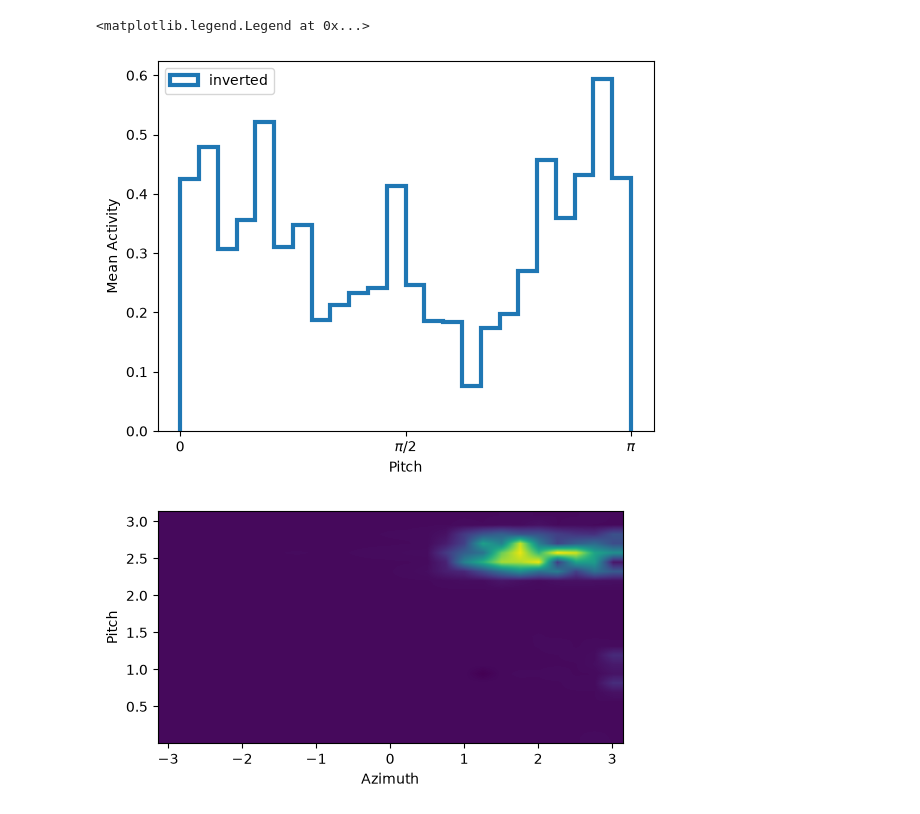
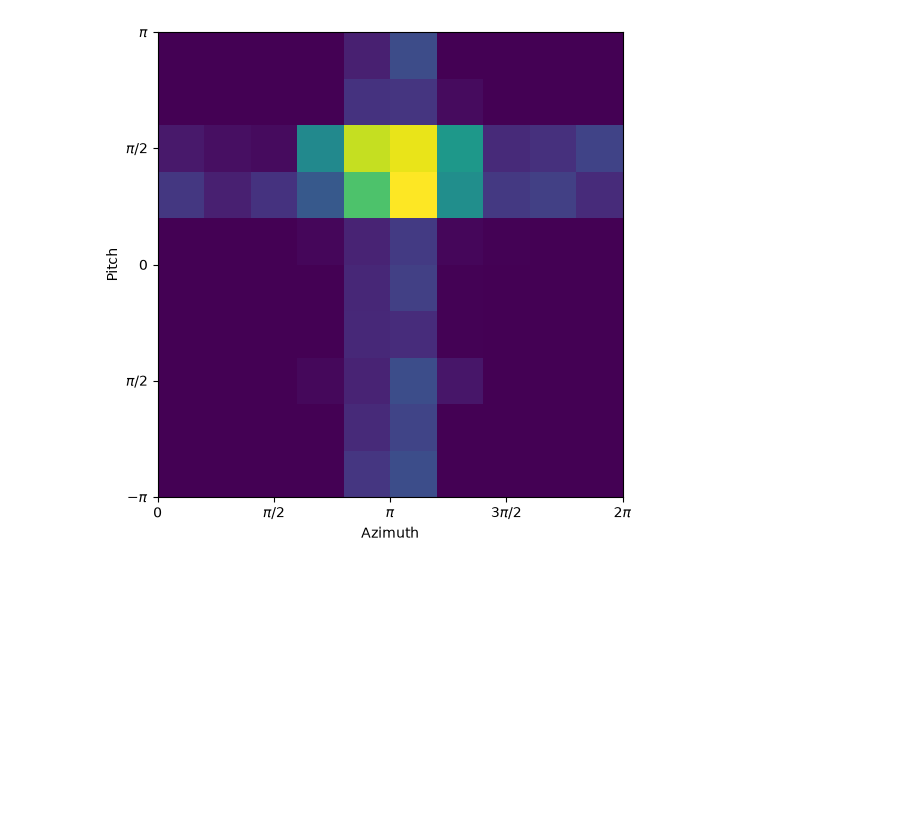
Before and after one commit to siaulich/grid-cells, a Jupyter notebook: notebooks/bat_flight_pure_cells.ipynb, the cells around one changed output. Drawn from its saved outputs; the diff is of its cells as text; code cells hidden in the pictures; blank space fills up the shorter version.

Commit message:
add updated bat head direction model

```diff
--- a/notebooks/bat_flight_pure_cells.ipynb
+++ b/notebooks/bat_flight_pure_cells.ipynb
@@ -51,10 +15,12 @@ n_min_plots = 10
 T = 400
 dt = 0.5e-3
 n = 256
-net = BatHeadDirectionSystem()
+net = BatHeadDirectionSystem(input_noise=1, intrinsic_noise=0.005)
 net.warm_up()
 bat_flight = generate_bat_flight(T=T, dt=dt)
 n_steps = bat_flight["pos"].shape[0]
 
-recording = net.run_simulation(bat_flight["dir_vel"])
+recording = net.run_simulation(
+    bat_flight["dir_vel"]
+)  # , dir = bat_flight["dir_torus"])
 # %% [output]
@@ -99,52 +65,30 @@ fig.savefig(os.path.join(PLOTS_DIR, "bat_flight_inverted_pure_cell.png"))
-# %%
-from grid_cells.plot_tools import activity_map
-
-cell_index = 4
-inverted = bat_flight["inverted"]
-pitch = bat_flight["dir_sphere"][:, 1]
-bins = np.linspace(0, np.pi, 25)
-
-cell_recording = recording["pitch_cells"][:, cell_index]
-fig, ax = plt.subplots()  # subplot_kw={'projection': 'polar'}, layout='constrained')
-plt.hist(
-    pitch,
-    weights=cell_recording,
-    bins=bins,
-    label="inverted",
-    density=True,
-    histtype="step",
-    linewidth=3,
-)
-ax.set_xlabel("Pitch")
-ax.set_ylabel("Mean Activity")
-
-ax.set_xticks(np.arange(0, 1.5, 0.5) * np.pi)
-ax.set_xticklabels([r"0", r"$\pi/2$", r"$\pi$"])
-ax.legend(loc="best")
-# %% [output]
-<matplotlib.legend.Legend at 0x...>
-[figure, removed]
 # %%
 from grid_cells.plot_tools import activity_map
 
-cell_index = 0
+cell_index = 3
 direction_activity_map, counts, direction_edges = activity_map(
-    bat_flight["dir_sphere"], recording["conj_cells"][:, cell_index], nbins=25
+    bat_flight["dir_torus"], recording["conj_cells"][:, cell_index], nbins=10
 )
 fig, ax = plt.subplots(figsize=(6, 10))
 ax.imshow(
-    direction_activity_map,
+    direction_activity_map.T,
     extent=(
-        direction_edges[0][0],
-        direction_edges[0][-1],
-        direction_edges[1][0],
-        direction_edges[1][-1],
+        direction_edges[0][0] / np.pi,
+        direction_edges[0][-1] / np.pi,
+        direction_edges[1][0] / np.pi,
+        direction_edges[1][-1] / np.pi,
     ),
-    interpolation="bilinear",
+    # interpolation="bilinear",
     origin="lower",
 )
 ax.set_xlabel("Azimuth")
+ax.set_xticks(np.arange(0, 2.5, 0.5))
+ax.set_xticklabels([r"0", r"$\pi/2$", r"$\pi$", r"$3\pi/2$", r"2$\pi$"])
+
 ax.set_ylabel("Pitch")
+ax.set_yticks(np.arange(-1, 1.5, 0.5))
+ax.set_yticklabels([r"$-\pi$", r"$\pi/2$", r"0", r"$\pi/2$", r"$\pi$"])
+
 fig.savefig(os.path.join(PLOTS_DIR, "bat_flight_3d_direction_grid_aperiodic.png"))
 # %% [output]
-[figure, old version]
+[figure, new version]
```
Also changed, not shown: parts of 9 cells of this notebook, 11 other files.
